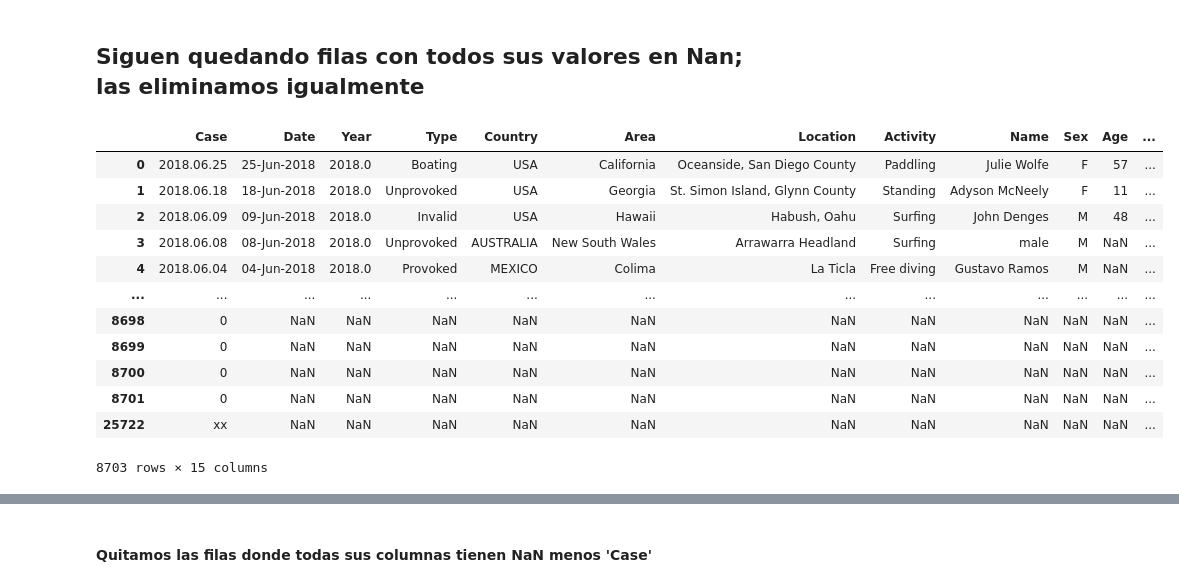
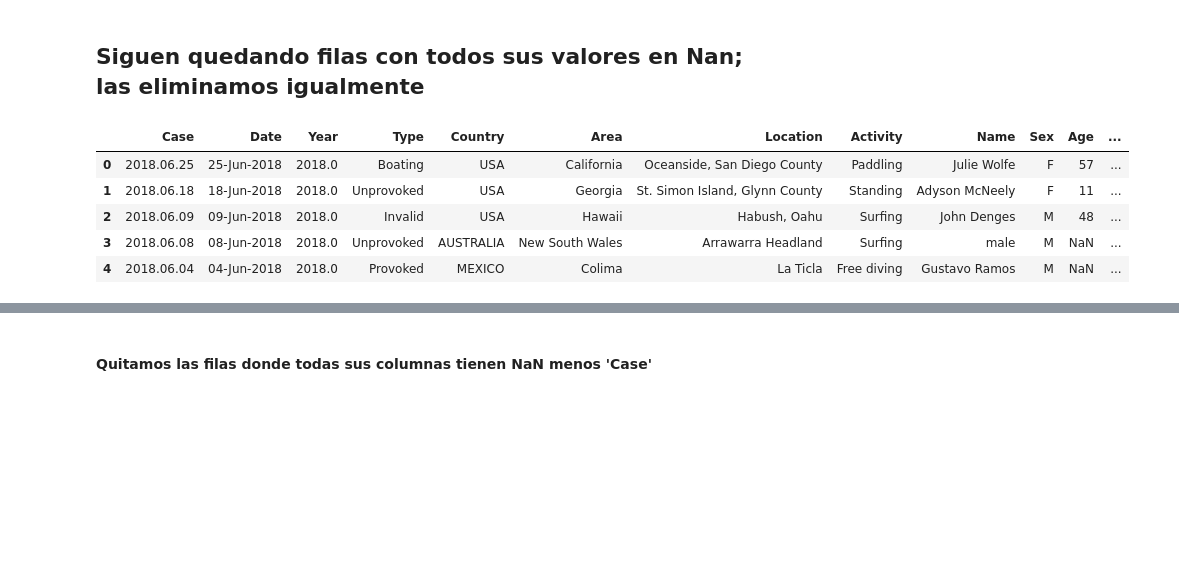
Before and after one commit to silviaherf/data-cleaning-pandas, a Jupyter notebook: Sharks_analysis.ipynb, the cells around one changed output, grey strips where cells are left out. Drawn from its saved outputs; the diff is of its cells as text; code cells hidden in the pictures; blank space fills up the shorter version.

```diff
--- a/Sharks_analysis.ipynb
+++ b/Sharks_analysis.ipynb
@@ -121,20 +108,13 @@ dtype: int64
 ## Siguen quedando filas con todos sus valores en Nan; las eliminamos igualmente
 # %%
 df_clean=df_clean.dropna(how = 'all')
-df_clean
+df_clean.head()
 # %% [output]
 |  | Case | Date | Year | Type | Country | Area | Location | Activity | Name | Sex | Age | ... |
 | 0 | 2018.06.25 | 25-Jun-2018 | 2018.0 | Boating | USA | California | Oceanside, San Diego County | Paddling | Julie Wolfe | F | 57 | ... |
 | 1 | 2018.06.18 | 18-Jun-2018 | 2018.0 | Unprovoked | USA | Georgia | St. Simon Island, Glynn County | Standing | Adyson McNeely | F | 11 | ... |
 | 2 | 2018.06.09 | 09-Jun-2018 | 2018.0 | Invalid | USA | Hawaii | Habush, Oahu | Surfing | John Denges | M | 48 | ... |
 | 3 | 2018.06.08 | 08-Jun-2018 | 2018.0 | Unprovoked | AUSTRALIA | New South Wales | Arrawarra Headland | Surfing | male | M | NaN | ... |
 | 4 | 2018.06.04 | 04-Jun-2018 | 2018.0 | Provoked | MEXICO | Colima | La Ticla | Free diving | Gustavo Ramos | M | NaN | ... |
-| ... | ... | ... | ... | ... | ... | ... | ... | ... | ... | ... | ... | ... |
-| 8698 | 0 | NaN | NaN | NaN | NaN | NaN | NaN | NaN | NaN | NaN | NaN | ... |
-| 8699 | 0 | NaN | NaN | NaN | NaN | NaN | NaN | NaN | NaN | NaN | NaN | ... |
-| 8700 | 0 | NaN | NaN | NaN | NaN | NaN | NaN | NaN | NaN | NaN | NaN | ... |
-| 8701 | 0 | NaN | NaN | NaN | NaN | NaN | NaN | NaN | NaN | NaN | NaN | ... |
-| 25722 | xx | NaN | NaN | NaN | NaN | NaN | NaN | NaN | NaN | NaN | NaN | ... |
-8703 rows × 15 columns
 # %%
 df_clean=df_clean.dropna(how = 'all')
```
Also changed, not shown: parts of 13 cells of this notebook.
